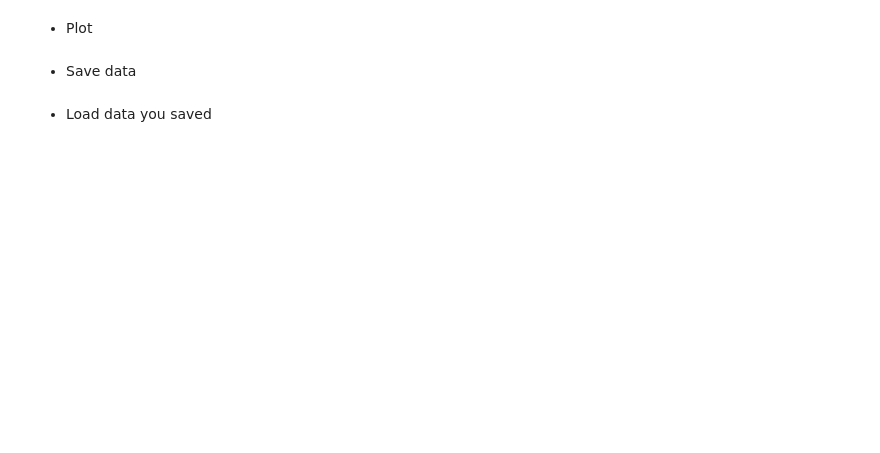
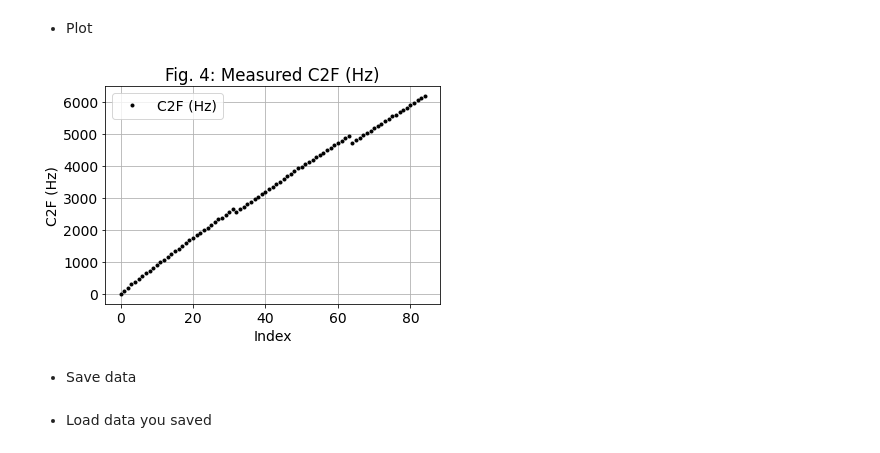
Before and after one commit to janhohenheim/neuromorphic-engineering-one, a Jupyter notebook: neuromorphic_engineering_one/session5_transconductance_amplifier/2021_Lab5_TransAmp_4.5_Jan_Hohenheim.ipynb, the cells around one changed output. Saved outputs shown, nothing was run; the diff lists cells and outputs as text; code cells hidden in the pictures; blank space fills up the shorter version.

```diff
--- a/neuromorphic_engineering_one/session5_transconductance_amplifier/2021_Lab5_TransAmp_4.5_Jan_Hohenheim.ipynb
+++ b/neuromorphic_engineering_one/session5_transconductance_amplifier/2021_Lab5_TransAmp_4.5_Jan_Hohenheim.ipynb
@@ -345,3 +351,13 @@ plt.show()
+# %%
+plt.plot(c2f_Iout_UO_ex3, '.k', label="C2F (Hz)")
+plt.xlabel("Index")
+plt.ylabel("C2F (Hz)")
+plt.title("Fig. 4: Measured C2F (Hz)")
+plt.legend()
+plt.grid()
+plt.show()
+# %% [output]
+[figure, added]
 # %% [markdown]
 * Save data
 # %%
```
Also changed, not shown: parts of 14 cells of this notebook, 2 other files.
